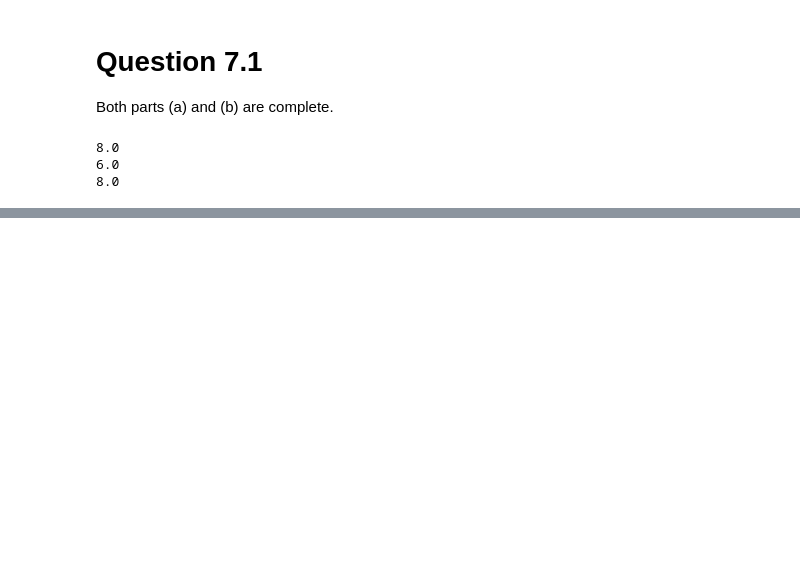
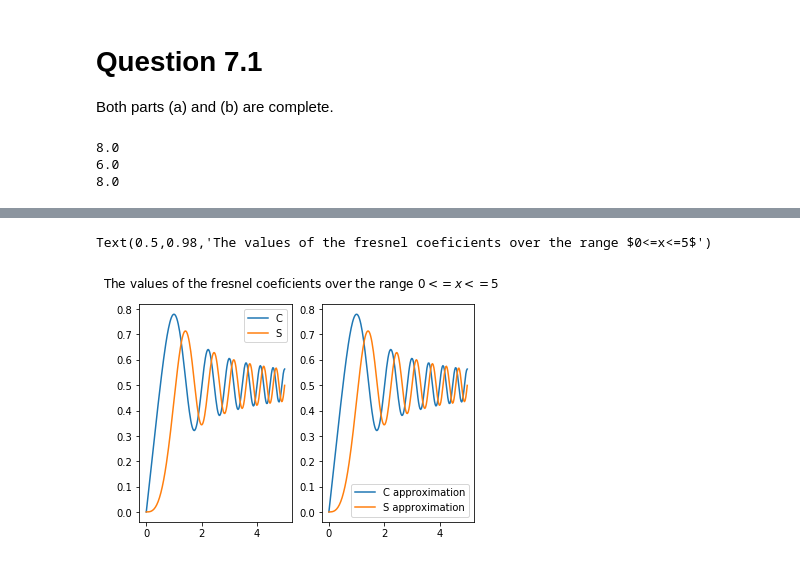
Before and after one commit to malcolmwhat/ecse443, a Jupyter notebook: project/final_project.ipynb, the cells around one changed output, grey strips where cells are left out. Saved outputs shown, nothing was run; the diff lists cells and outputs as text; code cells hidden in the pictures; blank space fills up the shorter version.

```diff
--- a/project/final_project.ipynb
+++ b/project/final_project.ipynb
@@ -123,0 +689,38 @@ np.array([[-2,-27],[0,-1], [1,0]]).shape
+# %%
+import scipy as sp
+import numpy as np
+import pylab as plt
+import math
+
+
+def C_internal(t):
+    return math.cos(math.pi * t**2 / 2)
+
+def S_internal(t):
+    return math.sin(math.pi * t**2 / 2)
+
+
+x = np.linspace(0, 5, num=200)
+cs = []
+cs_aprox = []
+ss = []
+ss_aprox = []
+for i in x:
+    s, c = sp.special.fresnel(i)
+    cs.append(c)
+    cs_aprox.append(sp.integrate.quad(C_internal, 0, i)[0])
+    ss.append(s)
+    ss_aprox.append(sp.integrate.quad(S_internal, 0, i)[0])
+
+fig, ax = plt.subplots(1, 2)
+ax[0].plot(x, cs, label="C")
+ax[0].plot(x, ss, label="S")
+ax[0].legend(loc="best")
+
+ax[1].plot(x, cs_aprox, label="C approximation")
+ax[1].plot(x, ss_aprox, label="S approximation")
+ax[1].legend(loc="best")
+fig.suptitle(r"The values of the fresnel coeficients over the range $0<=x<=5$")
+# %% [output]
+Text(0.5,0.98,'The values of the fresnel coeficients over the range $0<=x<=5$')
+[figure, added]
```
Also changed, not shown: parts of 25 cells of this notebook, 4 other files.
